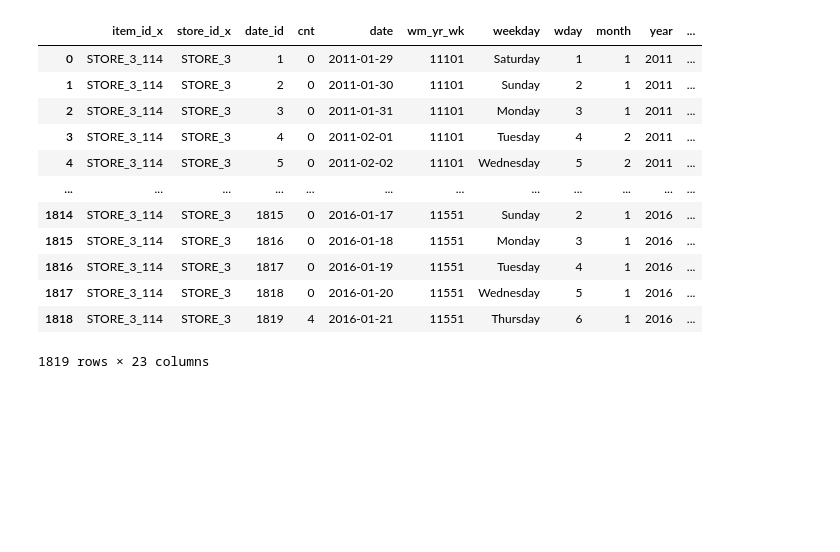
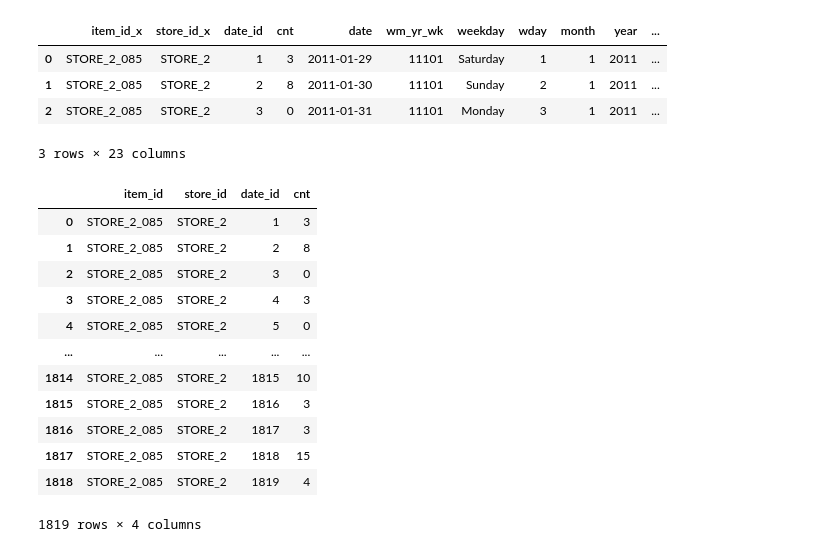
Before and after one commit to VityaShevcov/itmo_product_hack, a Jupyter notebook: pred_1_step.ipynb, the cells around one changed output. Drawn from its saved outputs; the diff is of its cells as text; code cells hidden in the pictures; blank space fills up the shorter version.

```diff
--- a/pred_1_step.ipynb
+++ b/pred_1_step.ipynb
@@ -70 +123,4 @@ id = 'STORE_3_114'
+# %%
+# пример для одного sku
+id = 'STORE_2_085'
 # %%
@@ -81,19 +139,27 @@ df = simple_moving_average(data_p, 'cnt', 3)
 df = weighted_moving_average(data_p, 'cnt', 3)
 df = exponential_moving_average(data_p, 'cnt', 3)
 # %%
-df
+df.head(3)
 # %% [output]
 |  | item_id_x | store_id_x | date_id | cnt | date | wm_yr_wk | weekday | wday | month | year | ... |
-| 0 | STORE_3_114 | STORE_3 | 1 | 0 | 2011-01-29 | 11101 | Saturday | 1 | 1 | 2011 | ... |
-| 1 | STORE_3_114 | STORE_3 | 2 | 0 | 2011-01-30 | 11101 | Sunday | 2 | 1 | 2011 | ... |
-| 2 | STORE_3_114 | STORE_3 | 3 | 0 | 2011-01-31 | 11101 | Monday | 3 | 1 | 2011 | ... |
-| 3 | STORE_3_114 | STORE_3 | 4 | 0 | 2011-02-01 | 11101 | Tuesday | 4 | 2 | 2011 | ... |
-| 4 | STORE_3_114 | STORE_3 | 5 | 0 | 2011-02-02 | 11101 | Wednesday | 5 | 2 | 2011 | ... |
-| ... | ... | ... | ... | ... | ... | ... | ... | ... | ... | ... | ... |
-| 1814 | STORE_3_114 | STORE_3 | 1815 | 0 | 2016-01-17 | 11551 | Sunday | 2 | 1 | 2016 | ... |
-| 1815 | STORE_3_114 | STORE_3 | 1816 | 0 | 2016-01-18 | 11551 | Monday | 3 | 1 | 2016 | ... |
-| 1816 | STORE_3_114 | STORE_3 | 1817 | 0 | 2016-01-19 | 11551 | Tuesday | 4 | 1 | 2016 | ... |
-| 1817 | STORE_3_114 | STORE_3 | 1818 | 0 | 2016-01-20 | 11551 | Wednesday | 5 | 1 | 2016 | ... |
-| 1818 | STORE_3_114 | STORE_3 | 1819 | 4 | 2016-01-21 | 11551 | Thursday | 6 | 1 | 2016 | ... |
+| 0 | STORE_2_085 | STORE_2 | 1 | 3 | 2011-01-29 | 11101 | Saturday | 1 | 1 | 2011 | ... |
+| 1 | STORE_2_085 | STORE_2 | 2 | 8 | 2011-01-30 | 11101 | Sunday | 2 | 1 | 2011 | ... |
+| 2 | STORE_2_085 | STORE_2 | 3 | 0 | 2011-01-31 | 11101 | Monday | 3 | 1 | 2011 | ... |
-1819 rows × 23 columns
+3 rows × 23 columns
+# %%
+shop_sales[shop_sales['item_id'] == id]
+# %% [output]
+|  | item_id | store_id | date_id | cnt |
+| 0 | STORE_2_085 | STORE_2 | 1 | 3 |
+| 1 | STORE_2_085 | STORE_2 | 2 | 8 |
+| 2 | STORE_2_085 | STORE_2 | 3 | 0 |
+| 3 | STORE_2_085 | STORE_2 | 4 | 3 |
+| 4 | STORE_2_085 | STORE_2 | 5 | 0 |
+| ... | ... | ... | ... | ... |
+| 1814 | STORE_2_085 | STORE_2 | 1815 | 10 |
+| 1815 | STORE_2_085 | STORE_2 | 1816 | 3 |
+| 1816 | STORE_2_085 | STORE_2 | 1817 | 3 |
+| 1817 | STORE_2_085 | STORE_2 | 1818 | 15 |
+| 1818 | STORE_2_085 | STORE_2 | 1819 | 4 |
+1819 rows × 4 columns
 # %%
```
Also changed, not shown: parts of 29 cells of this notebook, 2 other files.
